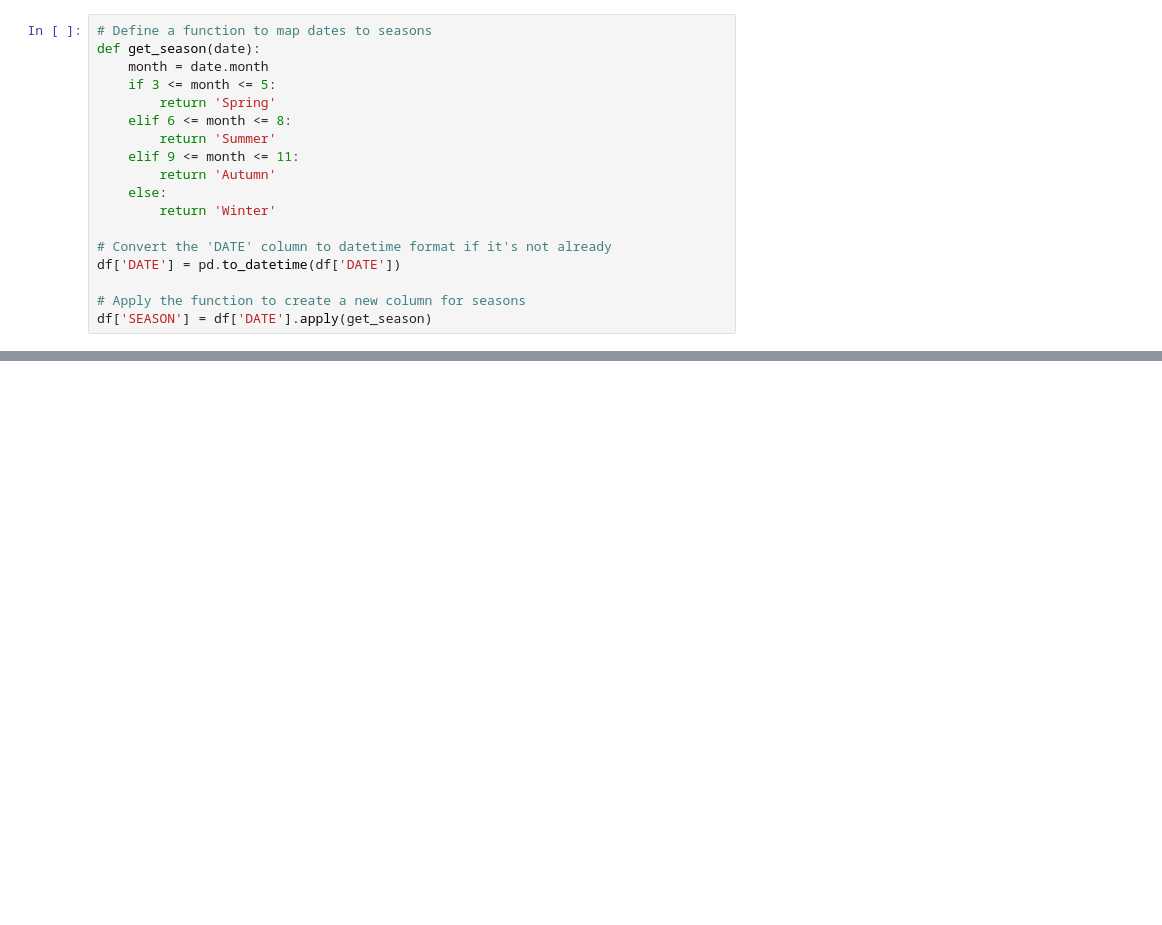
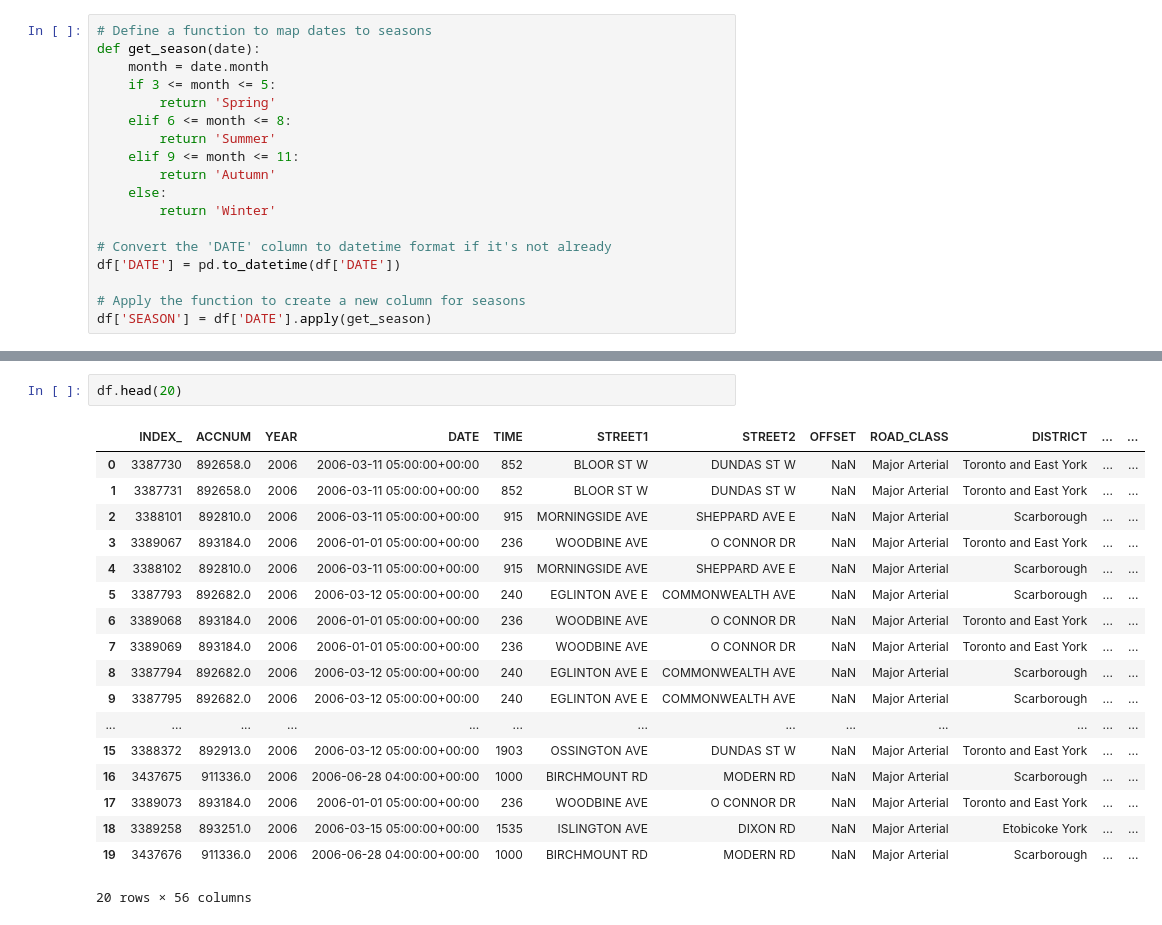
Before and after one commit to Raaj-4320/Kaggle-competition-, a Jupyter notebook: ASSIGNMENT_2.ipynb, the cells around one changed output, grey strips where cells are left out. Saved outputs shown, nothing was run; the diff lists cells and outputs as text; blank space fills up the shorter version.

```diff
--- a/ASSIGNMENT_2.ipynb
+++ b/ASSIGNMENT_2.ipynb
@@ -552,0 +598,21 @@ fig.show()
+# %%
+df.head(20)
+# %% [output]
+|  | INDEX_ | ACCNUM | YEAR | DATE | TIME | STREET1 | STREET2 | OFFSET | ROAD_CLASS | DISTRICT | ... | ... |
+| 0 | 3387730 | 892658.0 | 2006 | 2006-03-11 05:00:00+00:00 | 852 | BLOOR ST W | DUNDAS ST W | NaN | Major Arterial | Toronto and East York | ... | ... |
+| 1 | 3387731 | 892658.0 | 2006 | 2006-03-11 05:00:00+00:00 | 852 | BLOOR ST W | DUNDAS ST W | NaN | Major Arterial | Toronto and East York | ... | ... |
+| 2 | 3388101 | 892810.0 | 2006 | 2006-03-11 05:00:00+00:00 | 915 | MORNINGSIDE AVE | SHEPPARD AVE E | NaN | Major Arterial | Scarborough | ... | ... |
+| 3 | 3389067 | 893184.0 | 2006 | 2006-01-01 05:00:00+00:00 | 236 | WOODBINE AVE | O CONNOR DR | NaN | Major Arterial | Toronto and East York | ... | ... |
+| 4 | 3388102 | 892810.0 | 2006 | 2006-03-11 05:00:00+00:00 | 915 | MORNINGSIDE AVE | SHEPPARD AVE E | NaN | Major Arterial | Scarborough | ... | ... |
+| 5 | 3387793 | 892682.0 | 2006 | 2006-03-12 05:00:00+00:00 | 240 | EGLINTON AVE E | COMMONWEALTH AVE | NaN | Major Arterial | Scarborough | ... | ... |
+| 6 | 3389068 | 893184.0 | 2006 | 2006-01-01 05:00:00+00:00 | 236 | WOODBINE AVE | O CONNOR DR | NaN | Major Arterial | Toronto and East York | ... | ... |
+| 7 | 3389069 | 893184.0 | 2006 | 2006-01-01 05:00:00+00:00 | 236 | WOODBINE AVE | O CONNOR DR | NaN | Major Arterial | Toronto and East York | ... | ... |
+| 8 | 3387794 | 892682.0 | 2006 | 2006-03-12 05:00:00+00:00 | 240 | EGLINTON AVE E | COMMONWEALTH AVE | NaN | Major Arterial | Scarborough | ... | ... |
+| 9 | 3387795 | 892682.0 | 2006 | 2006-03-12 05:00:00+00:00 | 240 | EGLINTON AVE E | COMMONWEALTH AVE | NaN | Major Arterial | Scarborough | ... | ... |
+| ... | ... | ... | ... | ... | ... | ... | ... | ... | ... | ... | ... | ... |
+| 15 | 3388372 | 892913.0 | 2006 | 2006-03-12 05:00:00+00:00 | 1903 | OSSINGTON AVE | DUNDAS ST W | NaN | Major Arterial | Toronto and East York | ... | ... |
+| 16 | 3437675 | 911336.0 | 2006 | 2006-06-28 04:00:00+00:00 | 1000 | BIRCHMOUNT RD | MODERN RD | NaN | Major Arterial | Scarborough | ... | ... |
+| 17 | 3389073 | 893184.0 | 2006 | 2006-01-01 05:00:00+00:00 | 236 | WOODBINE AVE | O CONNOR DR | NaN | Major Arterial | Toronto and East York | ... | ... |
+| 18 | 3389258 | 893251.0 | 2006 | 2006-03-15 05:00:00+00:00 | 1535 | ISLINGTON AVE | DIXON RD | NaN | Major Arterial | Etobicoke York | ... | ... |
+| 19 | 3437676 | 911336.0 | 2006 | 2006-06-28 04:00:00+00:00 | 1000 | BIRCHMOUNT RD | MODERN RD | NaN | Major Arterial | Scarborough | ... | ... |
+20 rows × 56 columns
```
Also changed, not shown: parts of 3 cells of this notebook.
